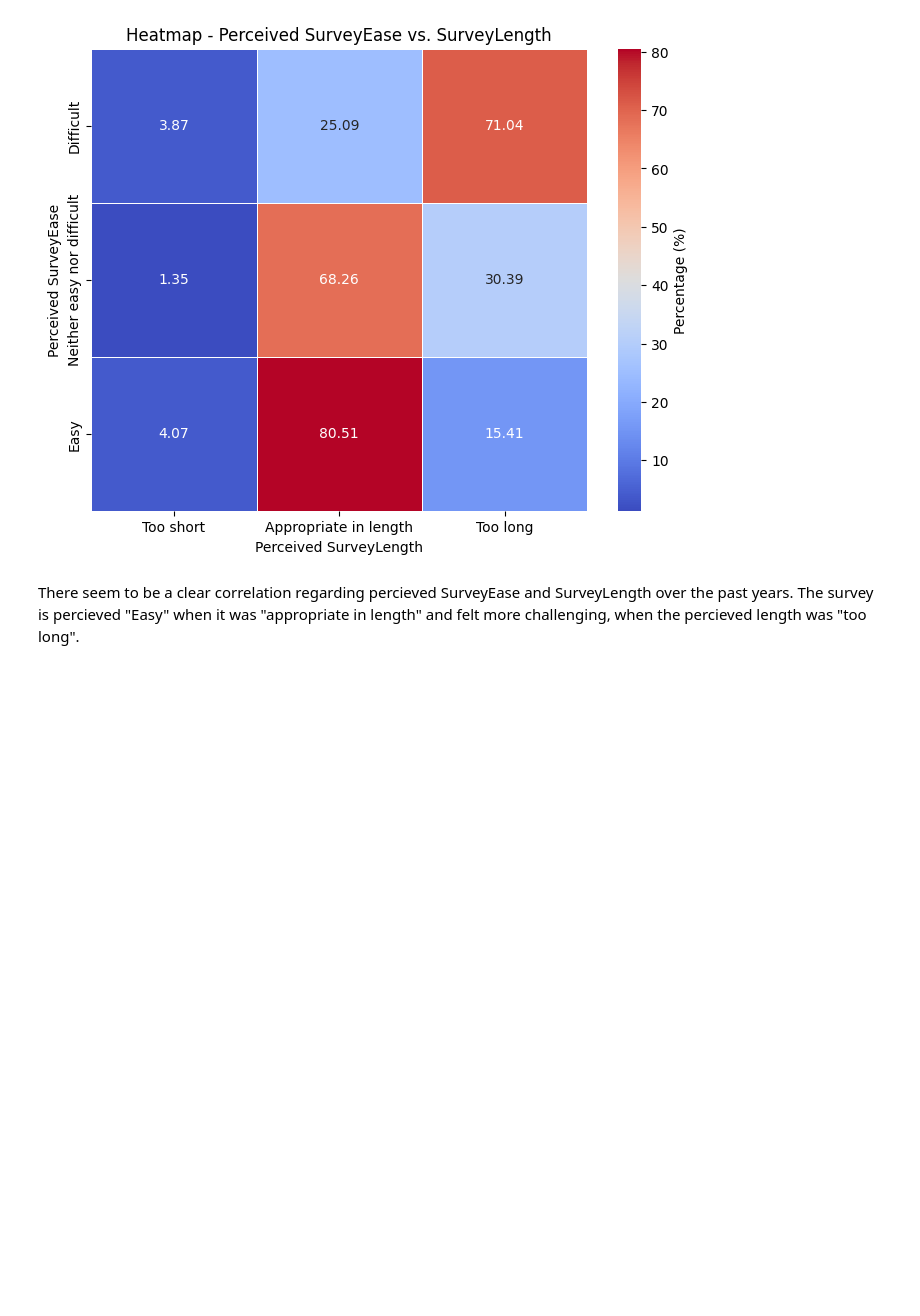
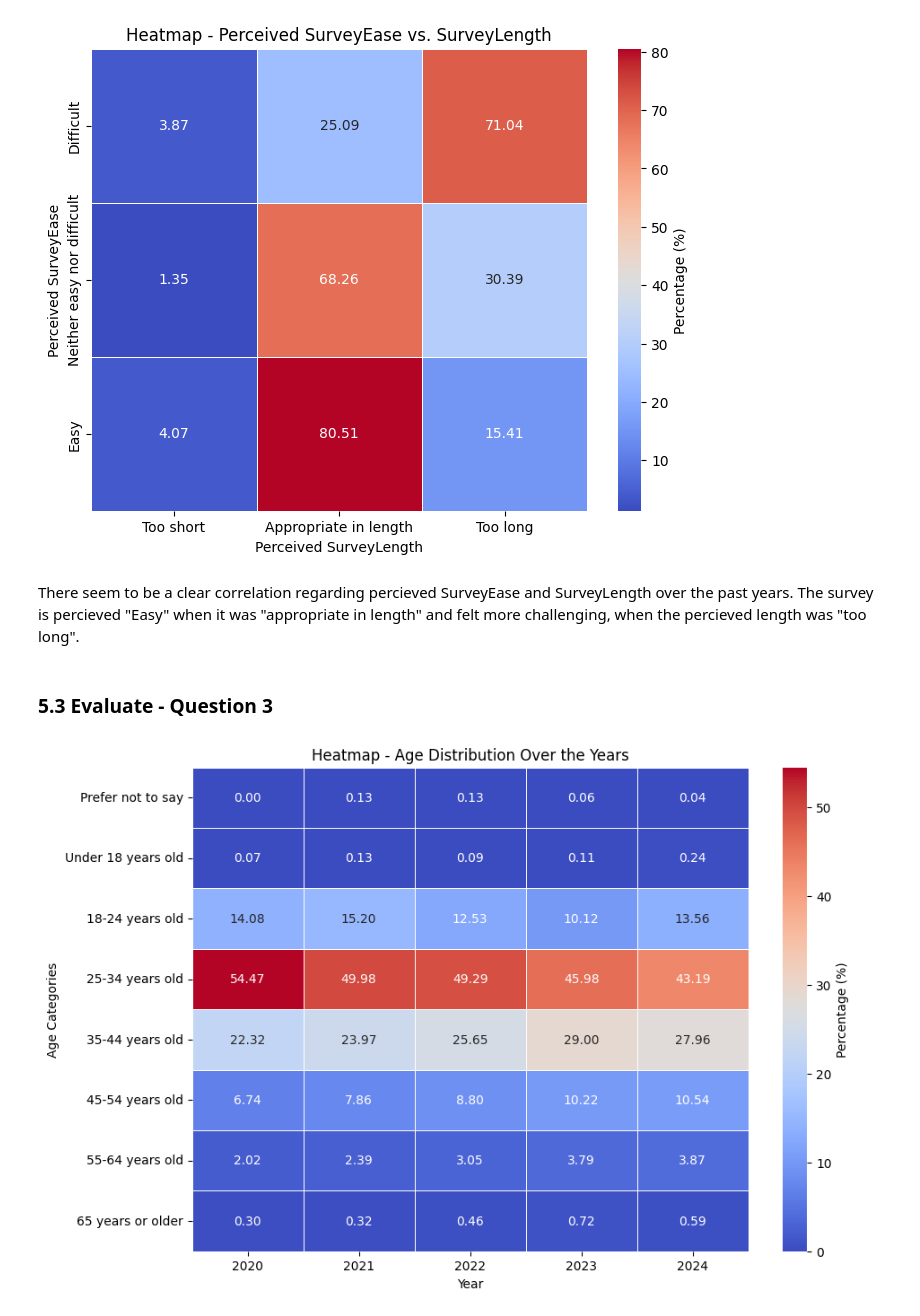
Before and after one commit to Enginamics/stackoverflow_survey_analysis, a Jupyter notebook: stackoverflow_survey_analysis.ipynb, the cells around one changed output. Cells and saved outputs as stored; diff of their text form; code cells hidden in the pictures; blank space fills up the shorter version.

```diff
--- a/stackoverflow_survey_analysis.ipynb
+++ b/stackoverflow_survey_analysis.ipynb
@@ -1028,3 +1206,46 @@ plt.show()
 # %% [markdown]
 There seem to be a clear correlation regarding percieved SurveyEase and SurveyLength over the past years.
 The survey is percieved "Easy" when it was "appropriate in length" and felt more challenging, when the percieved length was "too long".
+# %% [markdown]
+### 5.3 Evaluate - Question 3
+# %%
+# Plot a heatmap using a contingency table (as before) to ...
+# show the percentage distribution of age categories over the years.
+df = df_comb_q3_complete_age_categorical # using name df, because its shorter
+
+age_column='Age'
+year_column='Datafield'
+
+# Calculate the contingency table (cross-tabulation)
+contingency_table = pd.crosstab(df[year_column], df[age_column])
+
+# Convert the contingency table to percentages
+contingency_table_percent = contingency_table.div(contingency_table.sum(axis=1), axis=0) * 100
+
+# Optionally reorder the x and y axes (you can define your order here)
+reorder_age = ['Prefer not to say', 'Under 18 years old', '18-24 years old', '25-34 years old',
+             '35-44 years old', '45-54 years old', '55-64 years old', '65 years or older']
+reorder_year = sorted(df[year_column].unique())  # Sort years (2020: bottom, 2024 top)
+
+# Reindexing the contingency table for better readability
+contingency_table_percent = contingency_table_percent.reindex(columns=reorder_age, index=reorder_year)
+
+# Switch (Transpose) contingency table to switch x and y axes
+contingency_table_percent = contingency_table_percent.T
+
+# Plot the heatmap
+plt.figure(figsize=(10, 7))
+sns.heatmap(
+    contingency_table_percent,
+    annot=True,
+    cmap='coolwarm',
+    fmt='.2f',
+    linewidths=.5,
+    cbar_kws={'label': 'Percentage (%)'}
+)
+plt.title('Heatmap - Age Distribution Over the Years')
+plt.xlabel('Year')
+plt.ylabel('Age Categories')
+plt.show()
+# %% [output]
+[figure, added]
```
Also changed, not shown: parts of 18 cells of this notebook.
